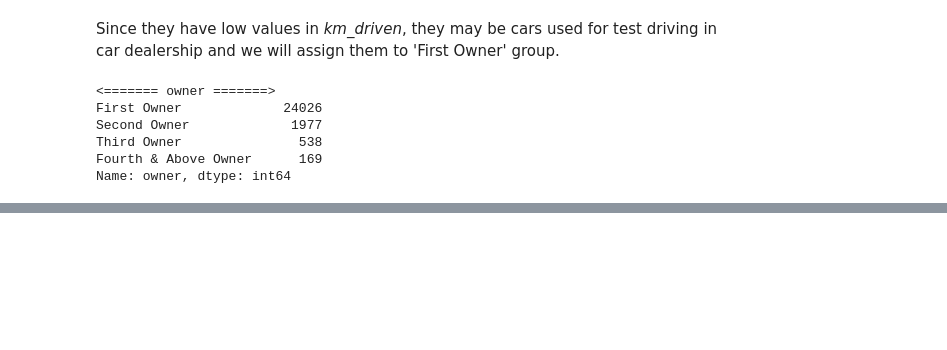
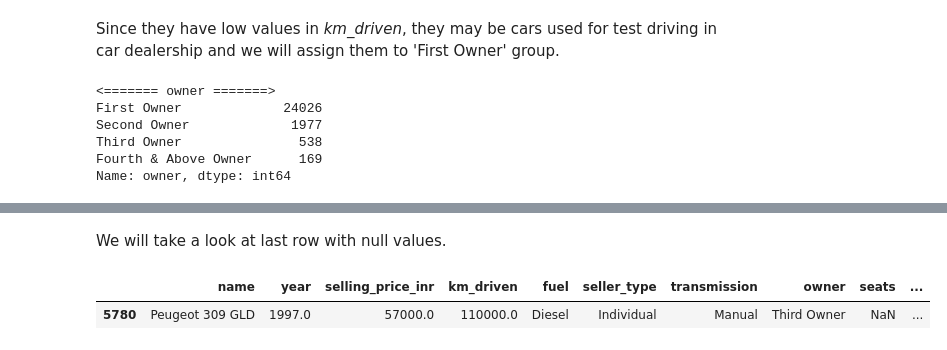
Before and after one commit to ZaikaBohdan/ds_car_price_proj, a Jupyter notebook: car_price_pred.ipynb, the cells around one changed output, grey strips where cells are left out. Drawn from its saved outputs; the diff is of its cells as text; code cells hidden in the pictures; blank space fills up the shorter version.

```diff
--- a/car_price_pred.ipynb
+++ b/car_price_pred.ipynb
@@ -1222,0 +1314,11 @@ Other categorical columns have understandable and right values.
+# %%
+replace_dict = {
+    'Land' : 'Land Rover',
+    'Mini' : 'Mini Cooper',
+    'OpelCorsa' : 'Opel',
+    'Isuzu' : 'ISUZU',
+    'Ashok' : 'Ashok Leyland',
+    'Mercedes-AMG' : 'Mercedes-Benz'
+}
+raw_data['brand'] = raw_data['brand'].replace(replace_dict)
+raw_data['brand'].unique()
@@ -1222,0 +1333,31 @@ Other categorical columns have understandable and right values.
+# %%
+def fillna_stat_by_col(data, col, fill_method):
+    df = data.copy()
+    unique_vals = df.loc[df.isnull().any(axis=1), col].unique()
+    for val in unique_vals:
+        if fill_method=='mean':
+            df[df[col]==val] = df[df[col]==val].fillna(df[df[col]==val].mean(numeric_only=True))
+        elif fill_method=='mode':
+            df[df[col]==val] = df[df[col]==val].fillna(df[df[col]==val].mode().iloc[0,:])
+        else:
+            print(f"Error: method '{fill_method}' is incorrect")
+            return
+
+    return df
+# %%
+print('>>> Before filling null values')
+null_counter(raw_data.loc[:, raw_data.columns != 'url'])
+raw_data.loc[:, ~raw_data.columns.isin(['url', 'seats'])] = fillna_stat_by_col(
+    raw_data.loc[:, ~raw_data.columns.isin(['url', 'seats'])],
+    'brand',
+    'mean'
+)
+print('\n>>> After filling null values in engine_cc and max_power_bhp')
+null_counter(raw_data.loc[:, raw_data.columns != 'url'])
+raw_data.loc[:, raw_data.columns != 'url'] = fillna_stat_by_col(
+    raw_data.loc[:, raw_data.columns != 'url'],
+    'brand',
+    'mode'
+)
+print('\n>>> After filling null values in seats')
+null_counter(raw_data.loc[:, raw_data.columns != 'url'])
@@ -1222,0 +1380,7 @@ Other categorical columns have understandable and right values.
+# %% [markdown]
+We will take a look at last row with null values.
+# %%
+raw_data.loc[raw_data.drop(columns='url').isnull().any(axis=1), :]
+# %% [output]
+|  | name | year | selling_price_inr | km_driven | fuel | seller_type | transmission | owner | seats | ... |
+| 5780 | Peugeot 309 GLD | 1997.0 | 57000.0 | 110000.0 | Diesel | Individual | Manual | Third Owner | NaN | ... |
```
Also changed, not shown: parts of 19 cells of this notebook.
